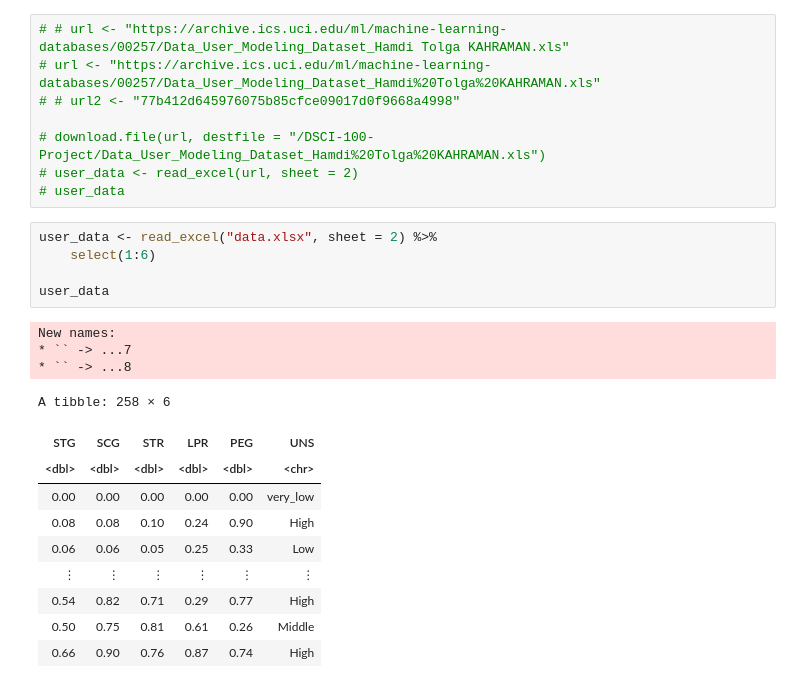
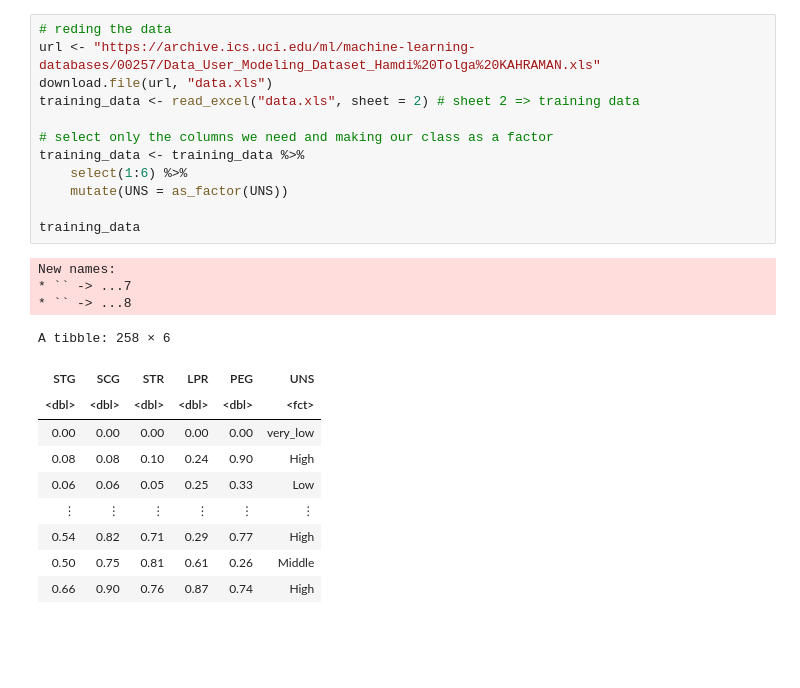
Before and after one commit to namyasharmaa/DSCI-100-Project, a Jupyter notebook: project_proposal.ipynb, the cells around one changed output. Saved outputs shown, nothing was run; the diff lists cells and outputs as text; blank space fills up the shorter version.

```diff
--- a/project_proposal.ipynb
+++ b/project_proposal.ipynb
@@ -18,27 +30,26 @@ options(repr.matrix.max.rows = 6)
-# %%
-# # url <- "https://archive.ics.uci.edu/ml/machine-learning-databases/00257/Data_User_Modeling_Dataset_Hamdi Tolga KAHRAMAN.xls"
-# url <- "https://archive.ics.uci.edu/ml/machine-learning-databases/00257/Data_User_Modeling_Dataset_Hamdi%20Tolga%20KAHRAMAN.xls"
-# # url2 <- "77b412d645976075b85cfce09017d0f9668a4998"
-
-# download.file(url, destfile = "/DSCI-100-Project/Data_User_Modeling_Dataset_Hamdi%20Tolga%20KAHRAMAN.xls")
-# user_data <- read_excel(url, sheet = 2)
-# user_data
-# %%
-user_data <- read_excel("data.xlsx", sheet = 2) %>%
-    select(1:6)
-
-user_data
-# %% [output]
-New names:
-* `` -> ...7
-* `` -> ...8
-A tibble: 258 × 6
-| STG | SCG | STR | LPR | PEG | UNS |
-| <dbl> | <dbl> | <dbl> | <dbl> | <dbl> | <chr> |
-| 0.00 | 0.00 | 0.00 | 0.00 | 0.00 | very_low |
-| 0.08 | 0.08 | 0.10 | 0.24 | 0.90 | High |
-| 0.06 | 0.06 | 0.05 | 0.25 | 0.33 | Low |
-| ⋮ | ⋮ | ⋮ | ⋮ | ⋮ | ⋮ |
-| 0.54 | 0.82 | 0.71 | 0.29 | 0.77 | High |
-| 0.50 | 0.75 | 0.81 | 0.61 | 0.26 | Middle |
-| 0.66 | 0.90 | 0.76 | 0.87 | 0.74 | High |
+# %%
+# reding the data
+url <- "https://archive.ics.uci.edu/ml/machine-learning-databases/00257/Data_User_Modeling_Dataset_Hamdi%20Tolga%20KAHRAMAN.xls"
+download.file(url, "data.xls")
+training_data <- read_excel("data.xls", sheet = 2) # sheet 2 => training data
+
+# select only the columns we need and making our class as a factor
+training_data <- training_data %>%
+    select(1:6) %>%
+    mutate(UNS = as_factor(UNS))
+
+training_data
+# %% [output]
+New names:
+* `` -> ...7
+* `` -> ...8
+A tibble: 258 × 6
+| STG | SCG | STR | LPR | PEG | UNS |
+| <dbl> | <dbl> | <dbl> | <dbl> | <dbl> | <fct> |
+| 0.00 | 0.00 | 0.00 | 0.00 | 0.00 | very_low |
+| 0.08 | 0.08 | 0.10 | 0.24 | 0.90 | High |
+| 0.06 | 0.06 | 0.05 | 0.25 | 0.33 | Low |
+| ⋮ | ⋮ | ⋮ | ⋮ | ⋮ | ⋮ |
+| 0.54 | 0.82 | 0.71 | 0.29 | 0.77 | High |
+| 0.50 | 0.75 | 0.81 | 0.61 | 0.26 | Middle |
+| 0.66 | 0.90 | 0.76 | 0.87 | 0.74 | High |
```
Also changed, not shown: parts of 11 cells of this notebook.
